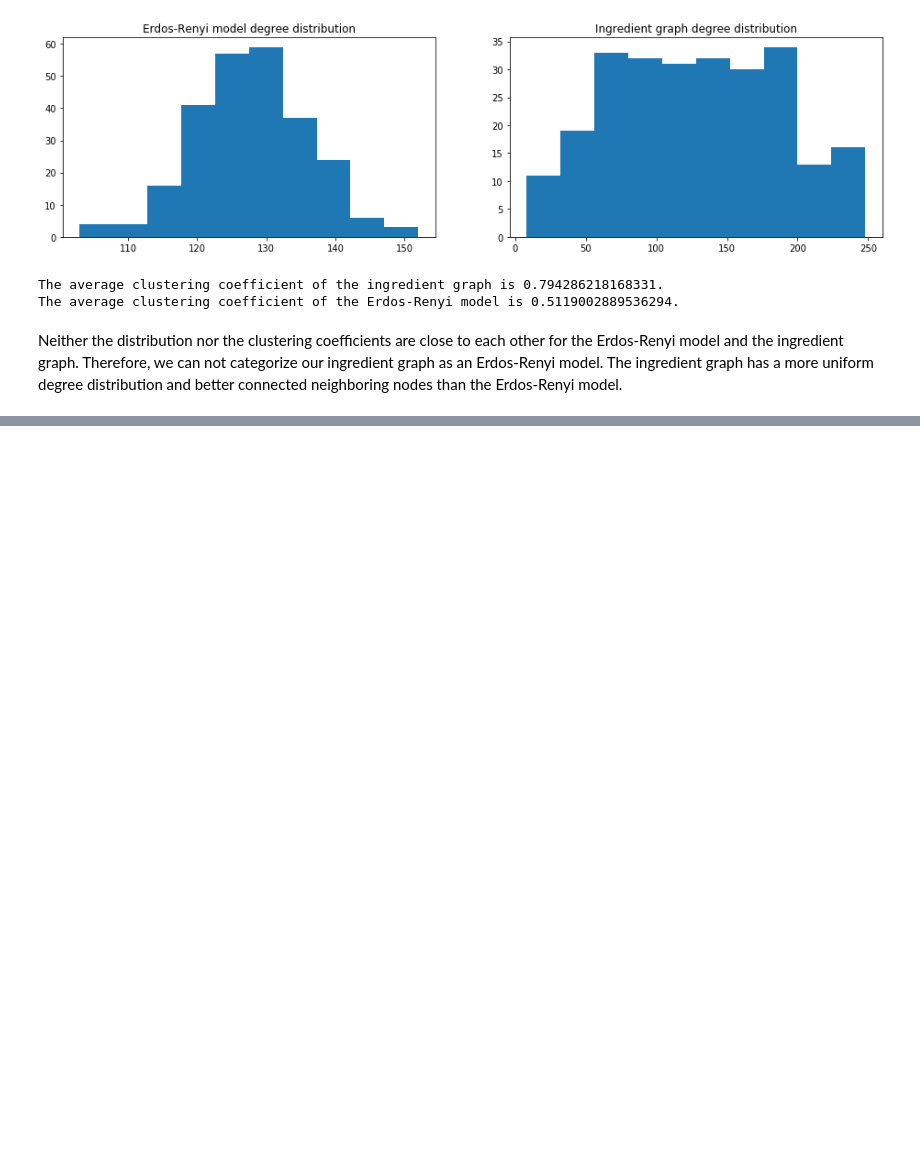
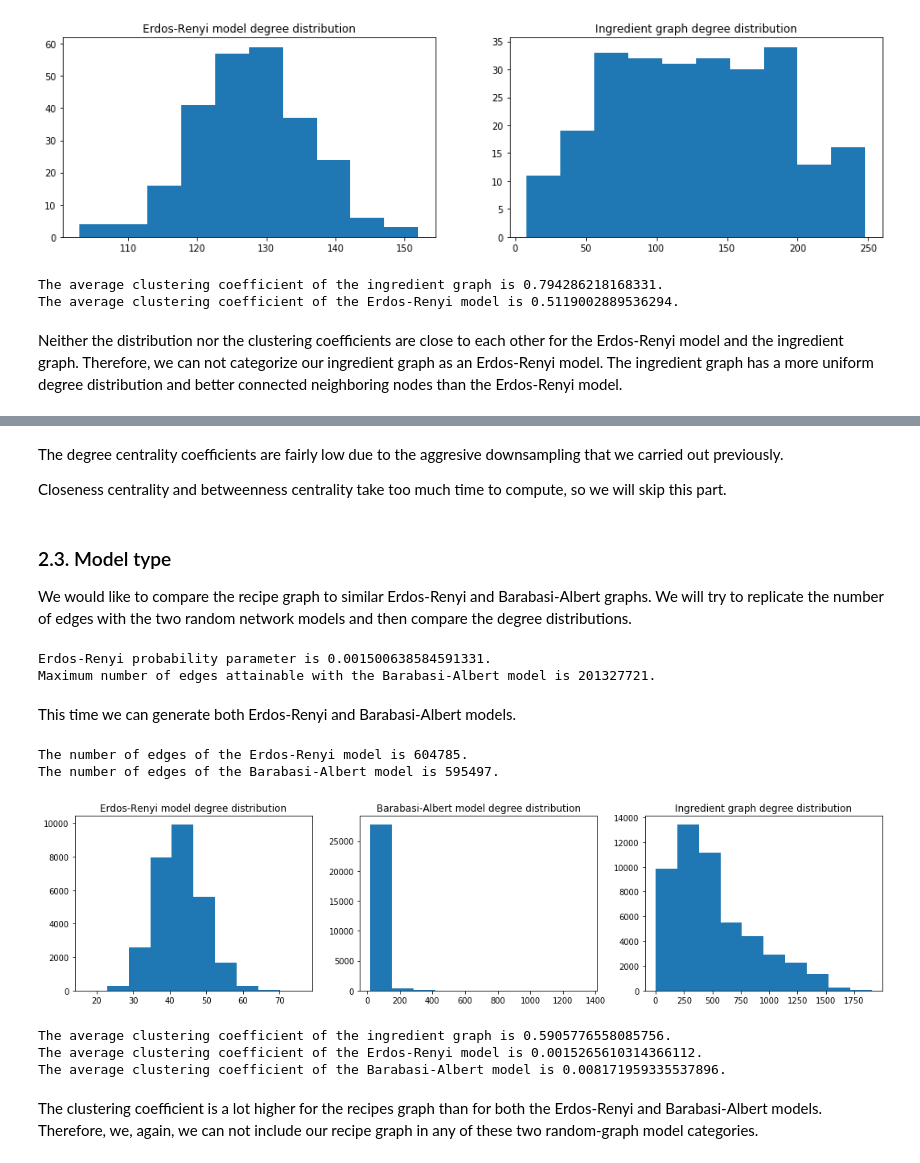
Before and after one commit to alex-mocanu/A-Network-Tour-of-DS-Homework, a Jupyter notebook: Project/analyze_graphs.ipynb, the cells around one changed output, grey strips where cells are left out. Drawn from its saved outputs; the diff is of its cells as text; code cells hidden in the pictures; blank space fills up the shorter version.

```diff
--- a/Project/explore-ingredients-graph.ipynb
+++ b/Project/analyze_graphs.ipynb
@@ -348,0 +450,67 @@ Neither the distribution nor the clustering coefficients are close to each other
+# %% [markdown]
+The degree centrality coefficients are fairly low due to the aggresive downsampling that we carried out previously.
+
+Closeness centrality and betweenness centrality take too much time to compute, so we will skip this part.
+# %% [markdown]
+### 2.3. Model type
+We would like to compare the recipe graph to similar Erdos-Renyi and Barabasi-Albert graphs. We will try to replicate the number of edges with the two random network models and then compare the degree distributions.
+# %%
+# Get the number of nodes and edges
+n = nx.number_of_nodes(recipes_graph)
+m = recipes_graph.size()
+
+# Compute probability parameter for the Erdos-Renyi model
+p = 2 * m / (n * (n - 1))
+print(f'Erdos-Renyi probability parameter is {p}.')
+
+# Compute the Barabasi-Albert model parameter
+print(f'Maximum number of edges attainable with the Barabasi-Albert model is {int((n / 2)**2)}.')
+# %% [output]
+Erdos-Renyi probability parameter is 0.001500638584591331.
+Maximum number of edges attainable with the Barabasi-Albert model is 201327721.
+# %% [markdown]
+This time we can generate both Erdos-Renyi and Barabasi-Albert models.
+# %%
+# Generate Erdos-Renyi graph
+recipes_er = nx.erdos_renyi_graph(n, p)
+print(f'The number of edges of the Erdos-Renyi model is {recipes_er.size()}.')
+
+# Generate Barabasi-Albert graph
+q = int((n - np.sqrt(n**2 - 4 * m)) / 2)
+if np.abs(m - q * (n - 1)) > np.abs(m - (q - 1) * (n - q + 1)) and \
+    np.abs(m - (q + 1) * (n - q - 1)) > np.abs(m - (q - 1) * (n - q + 1)):
+    q -= 1
+elif np.abs(m - q * (n - 1)) > np.abs(m - (q + 1) * (n - q - 1)) and \
+    np.abs(m - (q - 1) * (n - q + 1)) > np.abs(m - (q + 1) * (n - q - 1)):
+    q += 1
+
+recipes_ba = nx.barabasi_albert_graph(n, q)
+print(f'The number of edges of the Barabasi-Albert model is {recipes_ba.size()}.')
+# %% [output]
+The number of edges of the Erdos-Renyi model is 604785.
+The number of edges of the Barabasi-Albert model is 595497.
+# %%
+# Compute the degree for the Erdos-Renyi model
+recipes_er_degree = [degree for node,degree in recipes_er.degree()]
+recipes_ba_degree = [degree for node,degree in recipes_ba.degree()]
+
+# Plot degree distributions
+_, axes = plt.subplots(1, 3, figsize=(18,4))
+axes[0].set_title('Erdos-Renyi model degree distribution')
+axes[0].hist(recipes_er_degree)
+axes[1].set_title('Barabasi-Albert model degree distribution')
+axes[1].hist(recipes_ba_degree)
+axes[2].set_title('Recipes graph degree distribution')
+axes[2].hist(recipes_adj_deg);
+# %% [output]
+[figure, added]
+# %%
+print(f'The average clustering coefficient of the recipe graph is {nx.average_clustering(recipes_graph)}.')
+print(f'The average clustering coefficient of the Erdos-Renyi model is {nx.average_clustering(recipes_er)}.')
+print(f'The average clustering coefficient of the Barabasi-Albert model is {nx.average_clustering(recipes_ba)}.')
+# %% [output]
+The average clustering coefficient of the ingredient graph is 0.5905776558085756.
+The average clustering coefficient of the Erdos-Renyi model is 0.0015265610314366112.
+The average clustering coefficient of the Barabasi-Albert model is 0.008171959335537896.
+# %% [markdown]
+The clustering coefficient is a lot higher for the recipes graph than for both the Erdos-Renyi and Barabasi-Albert models. Therefore, we, again, we can not include our recipe graph in any of these two random-graph model categories.
```
Also changed, not shown: parts of 13 cells of this notebook.
